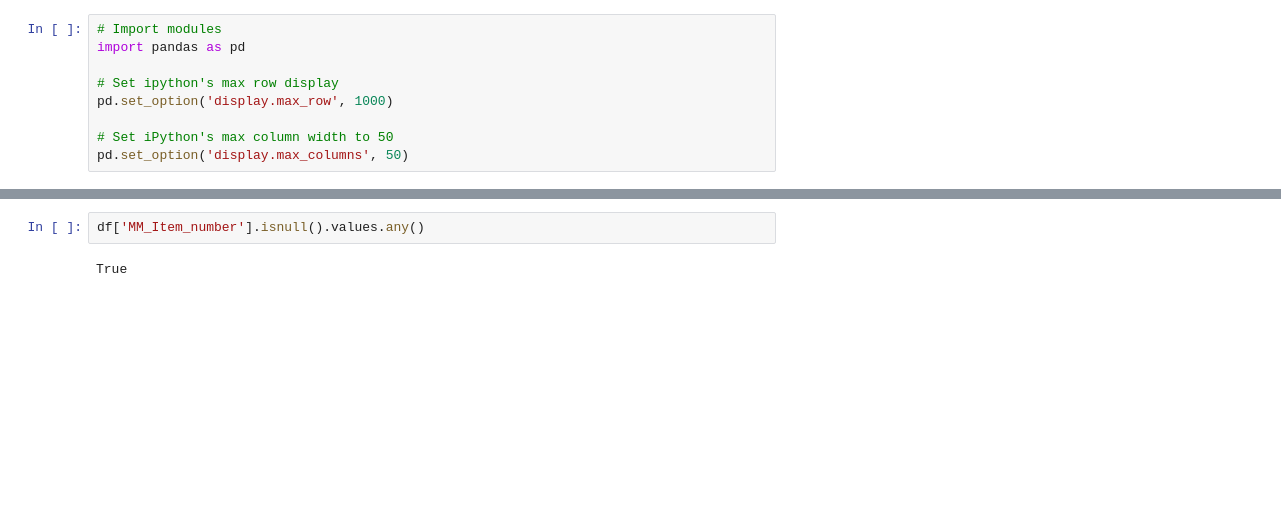
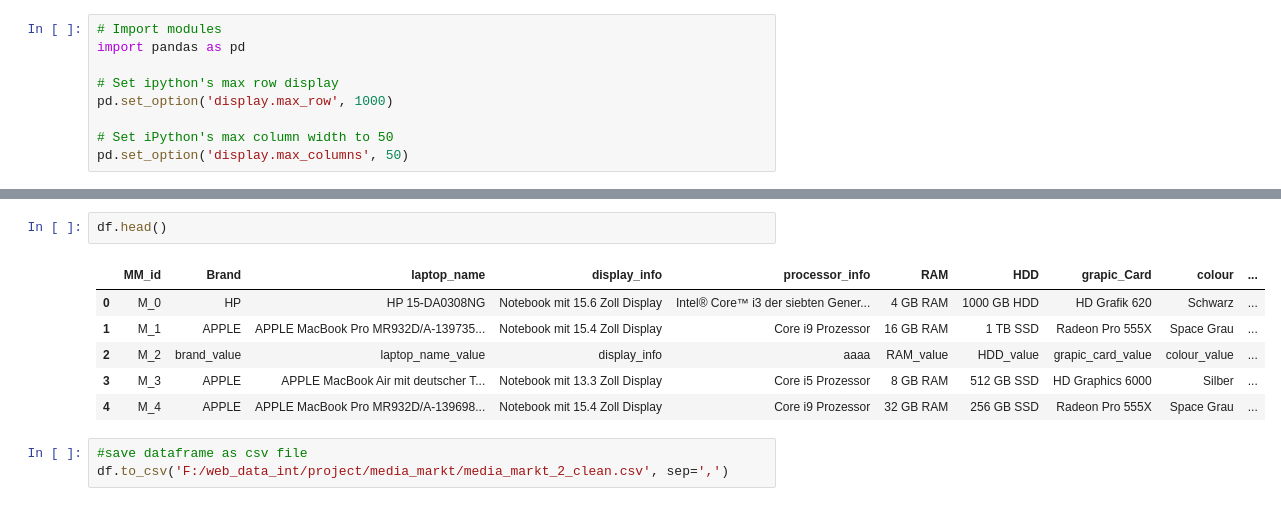
Before and after one commit to megharangaswamy/my_python_code, a Jupyter notebook: media_markt_data_cleaning.ipynb, the cells around one changed output, grey strips where cells are left out. Cells and saved outputs as stored; diff of their text form; blank space fills up the shorter version.

```diff
--- a/media_markt_data_cleaning.ipynb
+++ b/media_markt_data_cleaning.ipynb
@@ -66,4 +166,12 @@ for i in range(0,len(df)):
-# %%
-df['MM_Item_number'].isnull().values.any()
-# %% [output]
-True
+# %%
+df.head()
+# %% [output]
+|  | MM_id | Brand | laptop_name | display_info | processor_info | RAM | HDD | grapic_Card | colour | ... |
+| 0 | M_0 | HP | HP 15-DA0308NG | Notebook mit 15.6 Zoll Display | Intel® Core™ i3 der siebten Gener... | 4 GB RAM | 1000 GB HDD | HD Grafik 620 | Schwarz | ... |
+| 1 | M_1 | APPLE | APPLE MacBook Pro MR932D/A-139735... | Notebook mit 15.4 Zoll Display | Core i9 Prozessor | 16 GB RAM | 1 TB SSD | Radeon Pro 555X | Space Grau | ... |
+| 2 | M_2 | brand_value | laptop_name_value | display_info | aaaa | RAM_value | HDD_value | grapic_card_value | colour_value | ... |
+| 3 | M_3 | APPLE | APPLE MacBook Air mit deutscher T... | Notebook mit 13.3 Zoll Display | Core i5 Prozessor | 8 GB RAM | 512 GB SSD | HD Graphics 6000 | Silber | ... |
+| 4 | M_4 | APPLE | APPLE MacBook Pro MR932D/A-139698... | Notebook mit 15.4 Zoll Display | Core i9 Prozessor | 32 GB RAM | 256 GB SSD | Radeon Pro 555X | Space Grau | ... |
+# %%
+#save dataframe as csv file
+df.to_csv('F:/web_data_int/project/media_markt/media_markt_2_clean.csv', sep=',')
```
Also changed, not shown: parts of 4 cells of this notebook.
